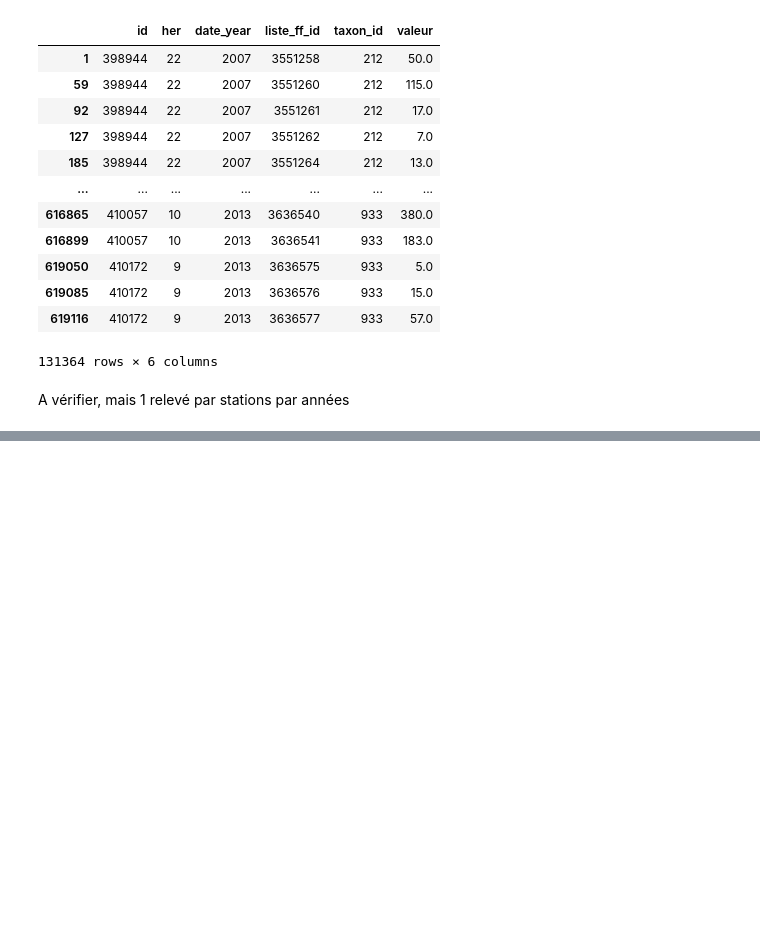
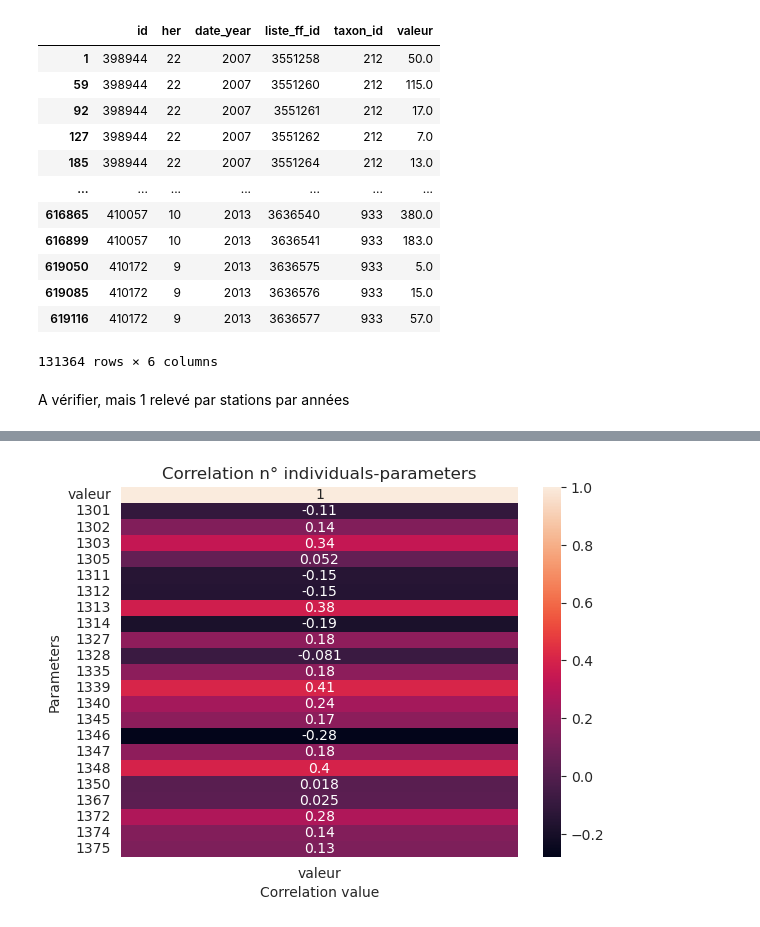
Before and after one commit to chefmtt/nvx-defis-eau, a Jupyter notebook: eau_individus.ipynb, the cells around one changed output, grey strips where cells are left out. Cells and saved outputs as stored; diff of their text form; code cells hidden in the pictures; blank space fills up the shorter version.

Commit message:
correlation matrix OK

```diff
--- a/eau_individus.ipynb
+++ b/eau_individus.ipynb
@@ -184,0 +186,8 @@ stn_taxon_pc
+# %%
+pivot_params = physicochimie_df.pivot(index=None, columns="parameter", values="valeur")
+params_year_stn = pd\
+    .concat([physicochimie_df[["stn_id", "date_year"]], pivot_params], axis=1)\
+    .groupby(["stn_id", "date_year"])\
+    .first()\
+    .reset_index()
+params_year_stn
@@ -184,0 +208,4 @@ stn_taxon_pc
+# %%
+stn_taxon_pc = stn_taxon.merge(params_year_stn, left_on=["id", "date_year"], right_on=["stn_id","date_year"])
+result = stn_taxon_pc.drop(columns=["id"])
+corr_df = result[(result["her"] == 22) & (result["taxon_id"] == 807)]
@@ -184,0 +228,9 @@ stn_taxon_pc
+# %%
+corr = corr_df.drop(columns=["her", "date_year", "liste_ff_id", "taxon_id", "stn_id"]).corr()
+x = corr[["valeur"]]
+plt.figure()
+hm = sns.heatmap(x, annot=True)
+hm.set(xlabel='Correlation value', ylabel='Parameters', title = "Correlation n° individuals-parameters")
+plt.show()
+# %% [output]
+[figure, added]
```
Also changed, not shown: parts of 7 cells of this notebook, 1 other file.
